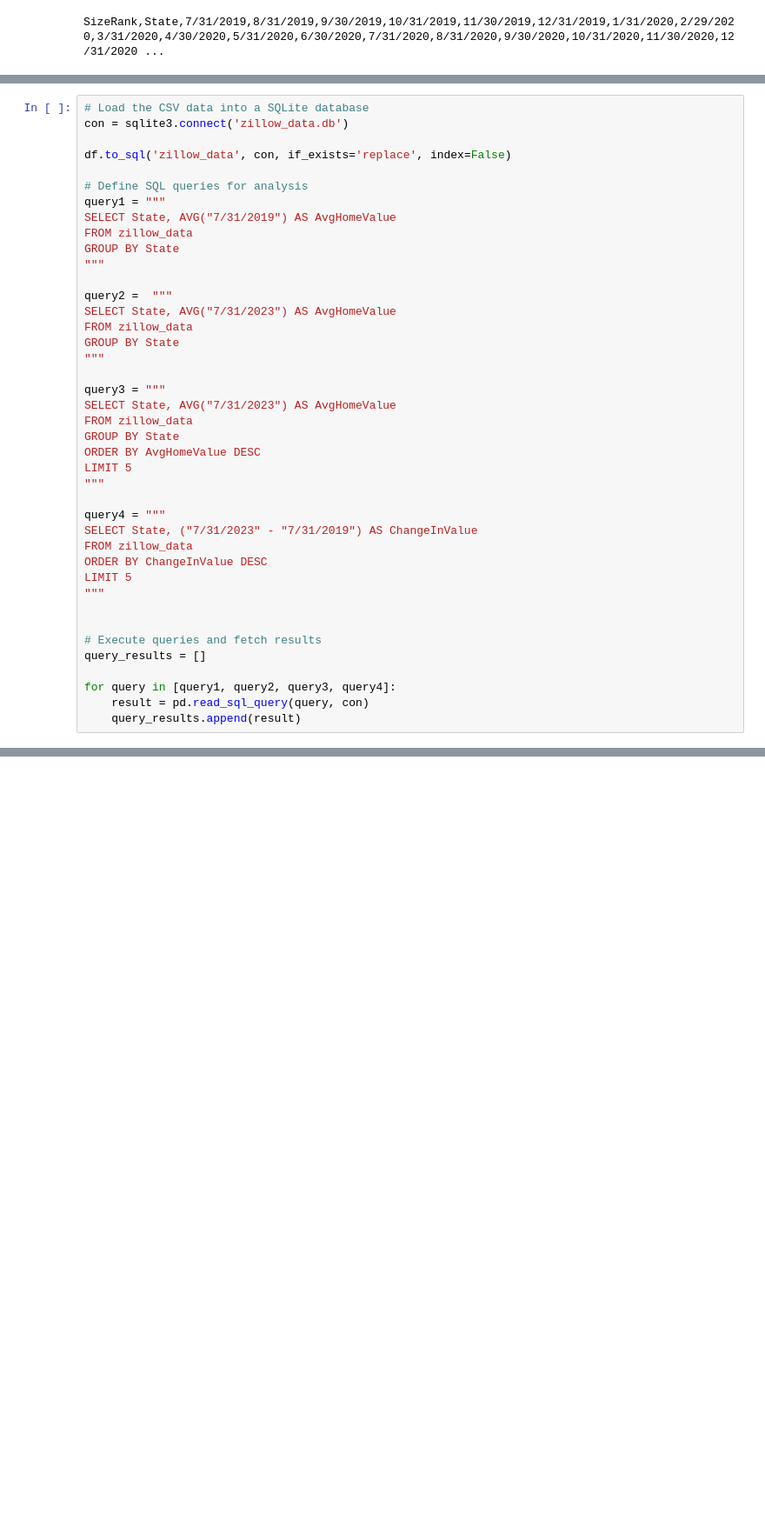
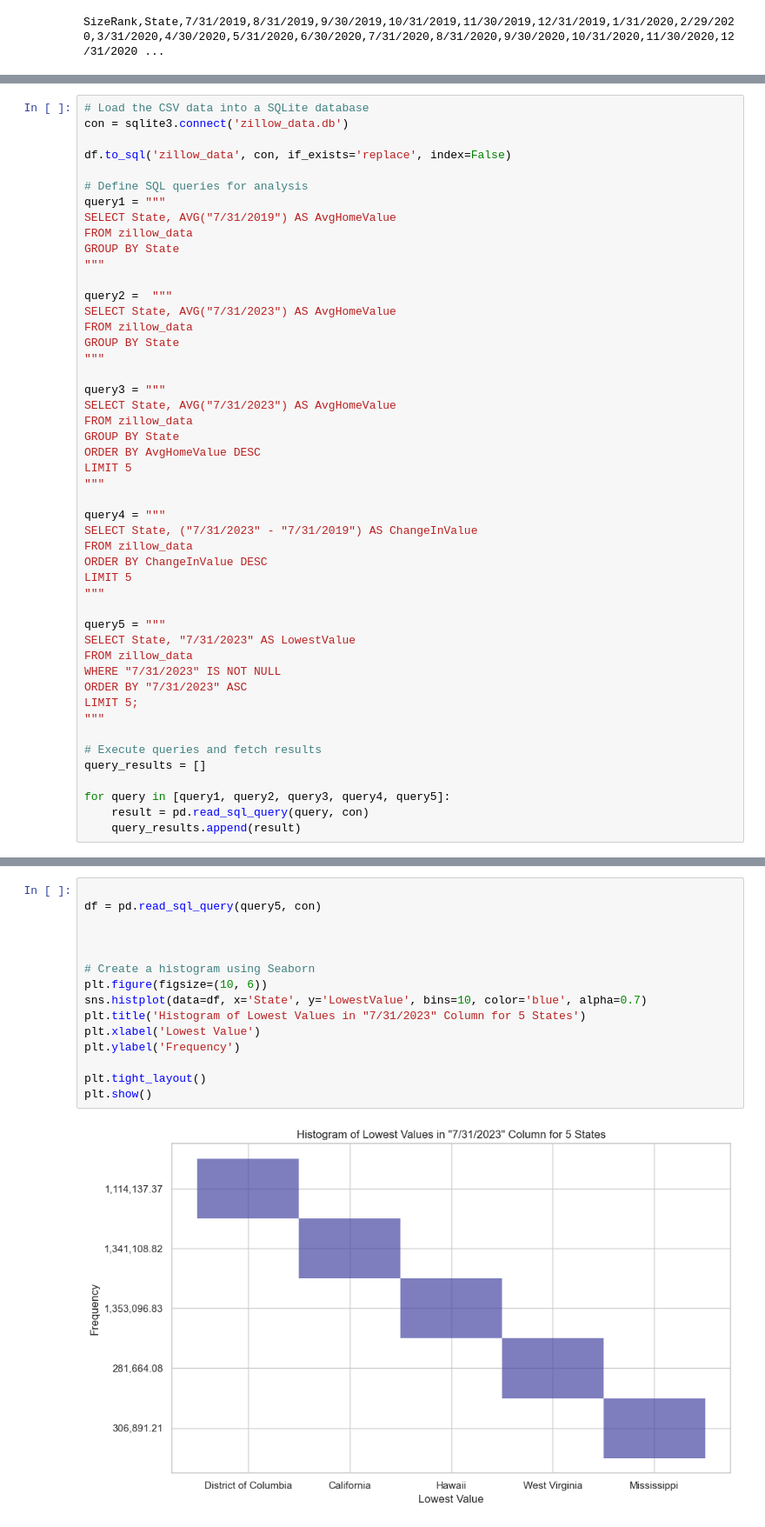
Before and after one commit to guzmanwolfrank/Data, a Jupyter notebook: SQL Zillow/ZillowProject.ipynb, the cells around one changed output, grey strips where cells are left out. Shown at 87% size. Drawn from its saved outputs; the diff is of its cells as text; blank space fills up the shorter version.

```diff
--- a/SQL Zillow/ZillowProject.ipynb
+++ b/SQL Zillow/ZillowProject.ipynb
@@ -119,10 +121,17 @@ ORDER BY ChangeInValue DESC
 LIMIT 5
 """
 
+query5 = """
+SELECT State, "7/31/2023" AS LowestValue
+FROM zillow_data
+WHERE "7/31/2023" IS NOT NULL
+ORDER BY "7/31/2023" ASC
+LIMIT 5;
+"""
 
 # Execute queries and fetch results
 query_results = []
 
-for query in [query1, query2, query3, query4]:
+for query in [query1, query2, query3, query4, query5]:
     result = pd.read_sql_query(query, con)
     query_results.append(result)
@@ -201,0 +234,17 @@ plt.show()
+# %%
+
+df = pd.read_sql_query(query5, con)
+
+
+
+# Create a histogram using Seaborn
+plt.figure(figsize=(10, 6))
+sns.histplot(data=df, x='State', y='LowestValue', bins=10, color='blue', alpha=0.7)
+plt.title('Histogram of Lowest Values in "7/31/2023" Column for 5 States')
+plt.xlabel('Lowest Value')
+plt.ylabel('Frequency')
+
+plt.tight_layout()
+plt.show()
+# %% [output]
+[figure, added]
```
Also changed, not shown: parts of 3 cells of this notebook.
